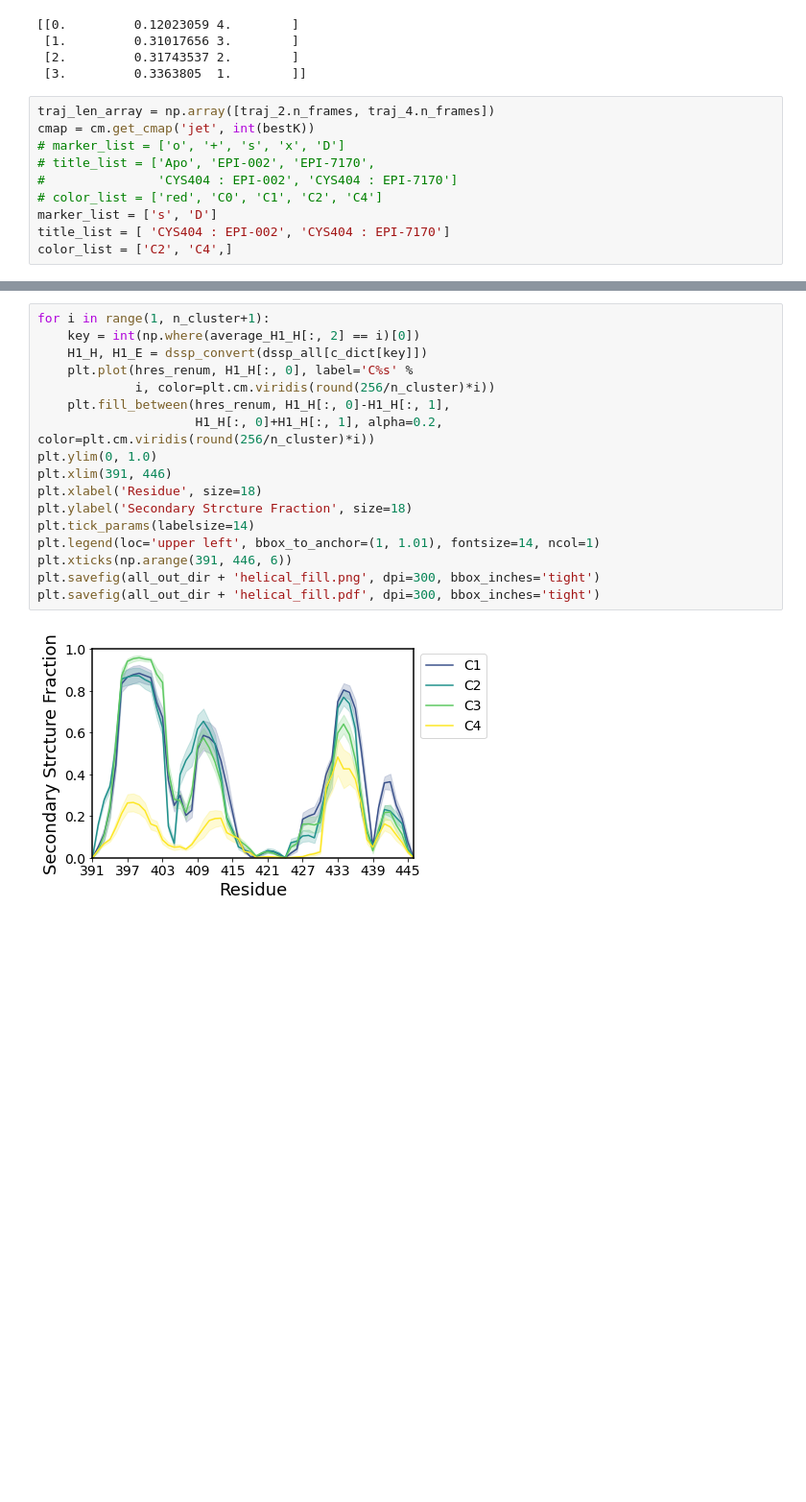
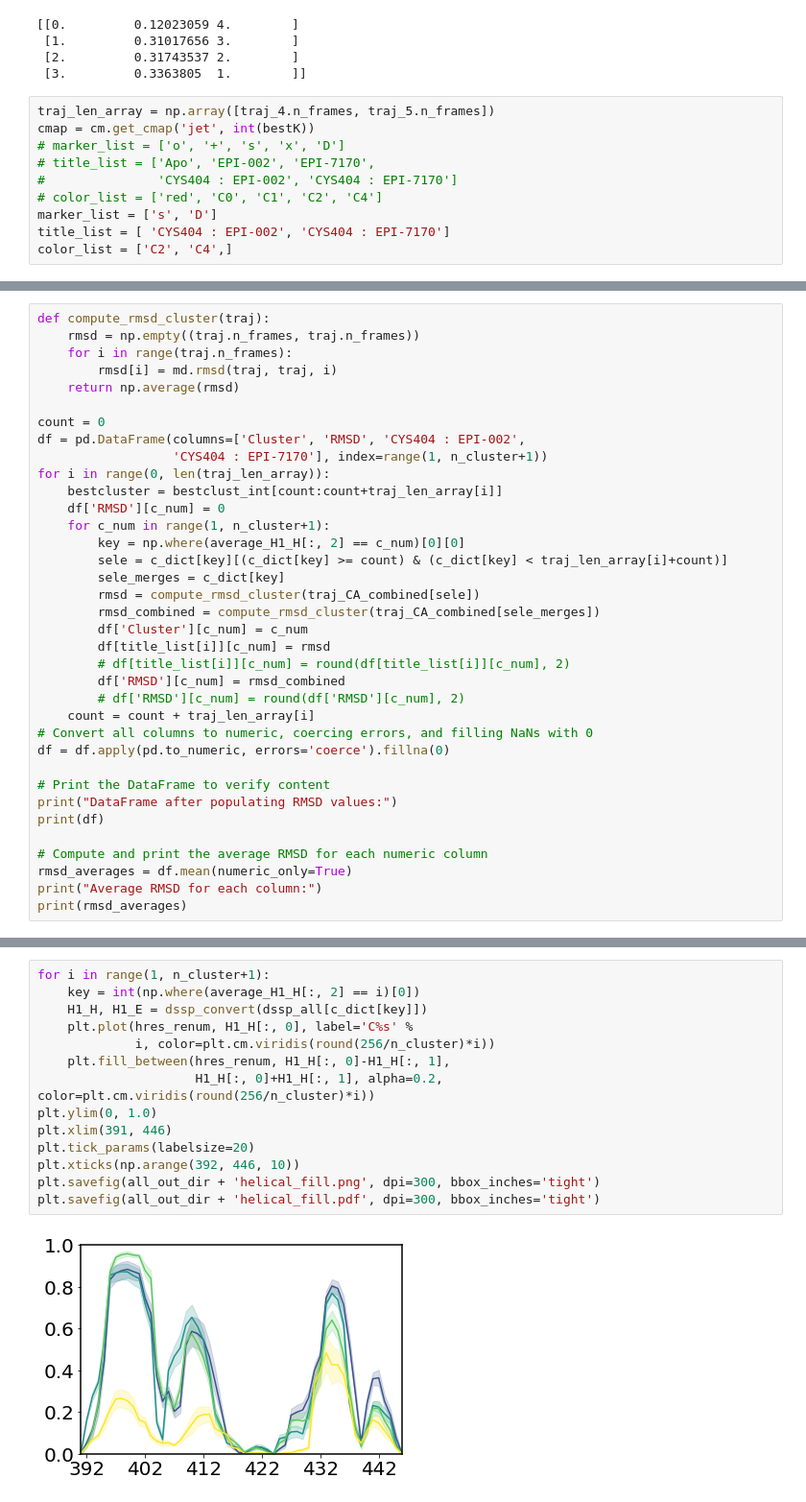
Before and after one commit to paulrobustelli/Zhu_Robustelli_AR_Covalent_Adducts_24, a Jupyter notebook: Zhu_AR_Ligands_Tau5R2R3_cluster_com_CYECYE7.ipynb, the cells around one changed output, grey strips where cells are left out. Shown: that part at 96% size. Drawn from its saved outputs; the diff is of its cells as text; blank space fills up the shorter version.

```diff
--- a/Zhu_AR_Ligands_Tau5R2R3_cluster_com_CYECYE7.ipynb
+++ b/Zhu_AR_Ligands_Tau5R2R3_cluster_com_CYECYE7.ipynb
@@ -299,7 +358,7 @@ print(average_H1_H)
  [2.         0.31743537 2.        ]
  [3.         0.3363805  1.        ]]
 # %%
-traj_len_array = np.array([traj_2.n_frames, traj_4.n_frames])
+traj_len_array = np.array([traj_4.n_frames, traj_5.n_frames])
 cmap = cm.get_cmap('jet', int(bestK))
 # marker_list = ['o', '+', 's', 'x', 'D']
 # title_list = ['Apo', 'EPI-002', 'EPI-7170',
@@ -378,0 +554,36 @@ print(df)
+# %%
+def compute_rmsd_cluster(traj):
+    rmsd = np.empty((traj.n_frames, traj.n_frames))
+    for i in range(traj.n_frames):
+        rmsd[i] = md.rmsd(traj, traj, i)
+    return np.average(rmsd)
+
+count = 0
+df = pd.DataFrame(columns=['Cluster', 'RMSD', 'CYS404 : EPI-002',
+                  'CYS404 : EPI-7170'], index=range(1, n_cluster+1))
+for i in range(0, len(traj_len_array)):
+    bestcluster = bestclust_int[count:count+traj_len_array[i]]
+    df['RMSD'][c_num] = 0
+    for c_num in range(1, n_cluster+1):
+        key = np.where(average_H1_H[:, 2] == c_num)[0][0]
+        sele = c_dict[key][(c_dict[key] >= count) & (c_dict[key] < traj_len_array[i]+count)]
+        sele_merges = c_dict[key]
+        rmsd = compute_rmsd_cluster(traj_CA_combined[sele])
+        rmsd_combined = compute_rmsd_cluster(traj_CA_combined[sele_merges])
+        df['Cluster'][c_num] = c_num
+        df[title_list[i]][c_num] = rmsd
+        # df[title_list[i]][c_num] = round(df[title_list[i]][c_num], 2)
+        df['RMSD'][c_num] = rmsd_combined
+        # df['RMSD'][c_num] = round(df['RMSD'][c_num], 2)
+    count = count + traj_len_array[i]
+# Convert all columns to numeric, coercing errors, and filling NaNs with 0
+df = df.apply(pd.to_numeric, errors='coerce').fillna(0)
+
+# Print the DataFrame to verify content
+print("DataFrame after populating RMSD values:")
+print(df)
+
+# Compute and print the average RMSD for each numeric column
+rmsd_averages = df.mean(numeric_only=True)
+print("Average RMSD for each column:")
+print(rmsd_averages)
@@ -379,19 +603,16 @@ print(df)
 # %%
 for i in range(1, n_cluster+1):
     key = int(np.where(average_H1_H[:, 2] == i)[0])
     H1_H, H1_E = dssp_convert(dssp_all[c_dict[key]])
     plt.plot(hres_renum, H1_H[:, 0], label='C%s' %
              i, color=plt.cm.viridis(round(256/n_cluster)*i))
     plt.fill_between(hres_renum, H1_H[:, 0]-H1_H[:, 1],
                      H1_H[:, 0]+H1_H[:, 1], alpha=0.2, color=plt.cm.viridis(round(256/n_cluster)*i))
 plt.ylim(0, 1.0)
 plt.xlim(391, 446)
-plt.xlabel('Residue', size=18)
-plt.ylabel('Secondary Strcture Fraction', size=18)
-plt.tick_params(labelsize=14)
-plt.legend(loc='upper left', bbox_to_anchor=(1, 1.01), fontsize=14, ncol=1)
-plt.xticks(np.arange(391, 446, 6))
+plt.tick_params(labelsize=20)
+plt.xticks(np.arange(392, 446, 10))
 plt.savefig(all_out_dir + 'helical_fill.png', dpi=300, bbox_inches='tight')
 plt.savefig(all_out_dir + 'helical_fill.pdf', dpi=300, bbox_inches='tight')
 # %% [output]
-[figure, old version]
+[figure, new version]
```
Also changed, not shown: parts of 16 cells of this notebook, 4 other files.
